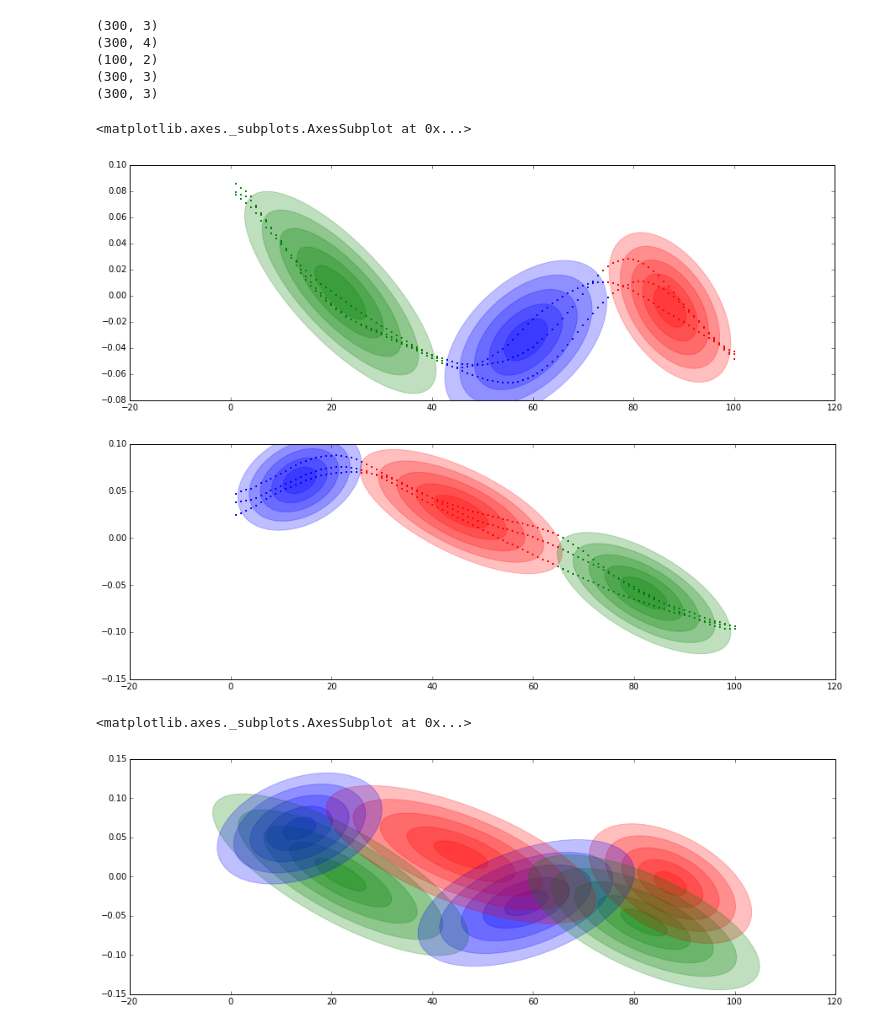
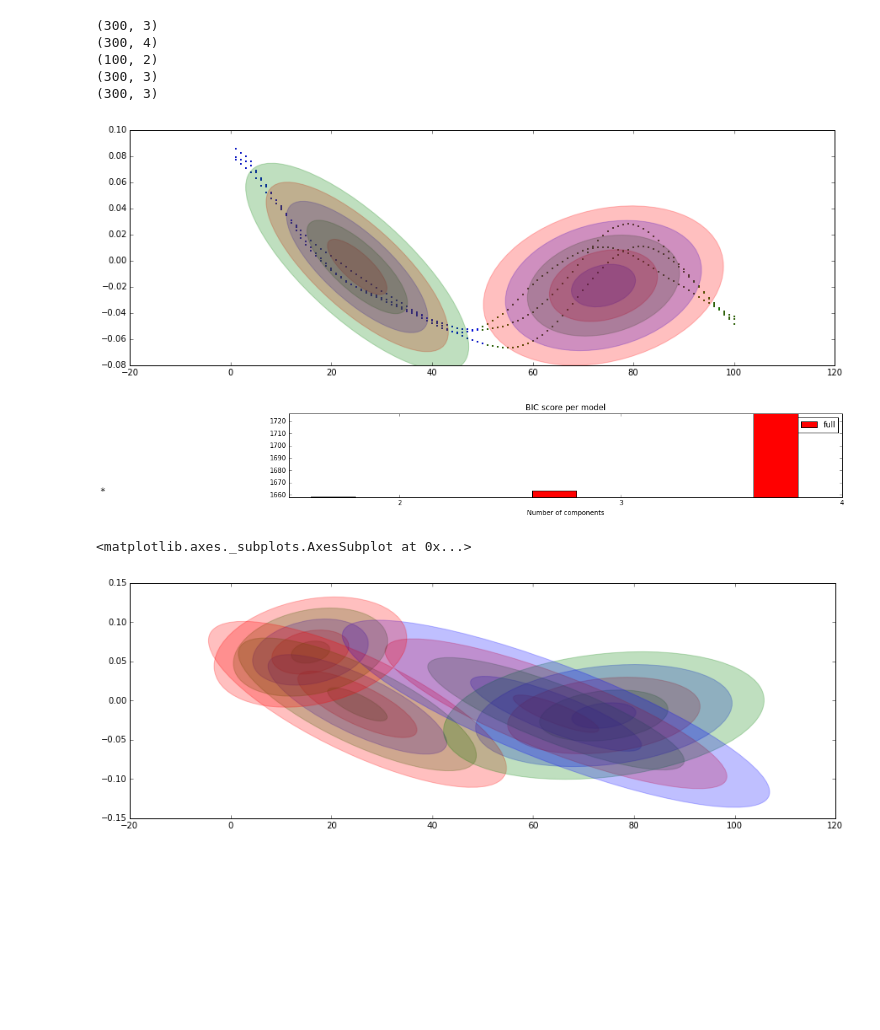
Before and after one commit to show0k/gmm-lbd, a Jupyter notebook: notebooks/calinon_tests.ipynb, the cells around one changed output. Drawn from its saved outputs; the diff is of its cells as text; code cells hidden in the pictures; blank space fills up the shorter version.

```diff
--- a/notebooks/calinon_tests.ipynb
+++ b/notebooks/calinon_tests.ipynb
@@ -33,16 +33,16 @@ print data3_b.shape
 (300, 3)
 (300, 3)
 # %%
-manager = GmmManager(n_components_range=[3,4])
+manager = GmmManager(n_components_range=range(2,5))
 manager.add_dataset(data1[:,[0,1]],name='data11')
 manager.add_dataset(data1[:,[0,2]],name='data12')
 
 manager.plot_ellipses_and_samples('data11')
 manager.plot_ellipses_and_samples('data12')
+manager.plot_bics('data11')
 # %% [output]
-<matplotlib.axes._subplots.AxesSubplot at 0x...>
-[figure, old version]
+[figure, new version]
-[figure, old version]
+[figure, new version]
 # %%
 gmm1, gmm2 = manager.gmms['data11'], manager.gmms['data12']
 means1, means2 = gmm1.means_, gmm2.means_
@@ -53,4 +53,4 @@ mean = np.concatenate((means1, means2))
 manager.plot_ellipses(means=mean, covars=cov,xlim=(-20,120), ylim=(-0.15,0.15))
 # %% [output]
 <matplotlib.axes._subplots.AxesSubplot at 0x...>
-[figure, old version]
+[figure, new version]
```
Also changed, not shown: parts of 6 cells of this notebook, 2 other files.
